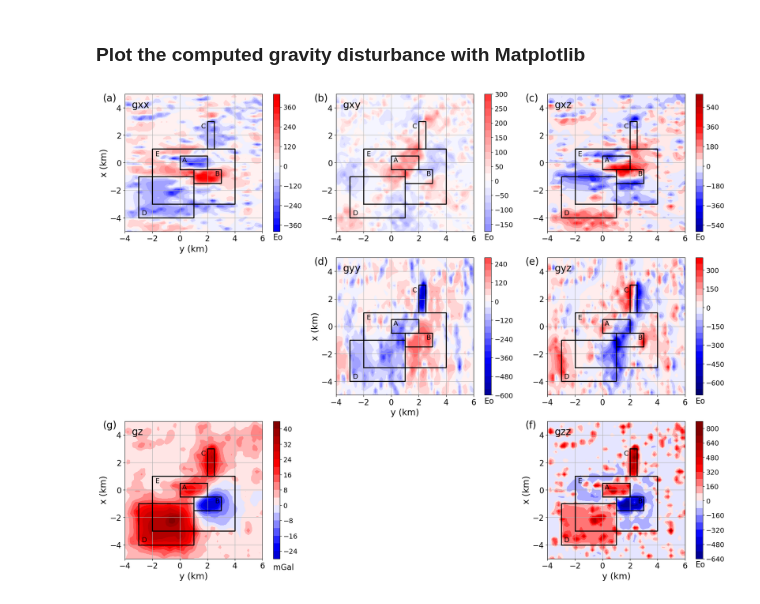
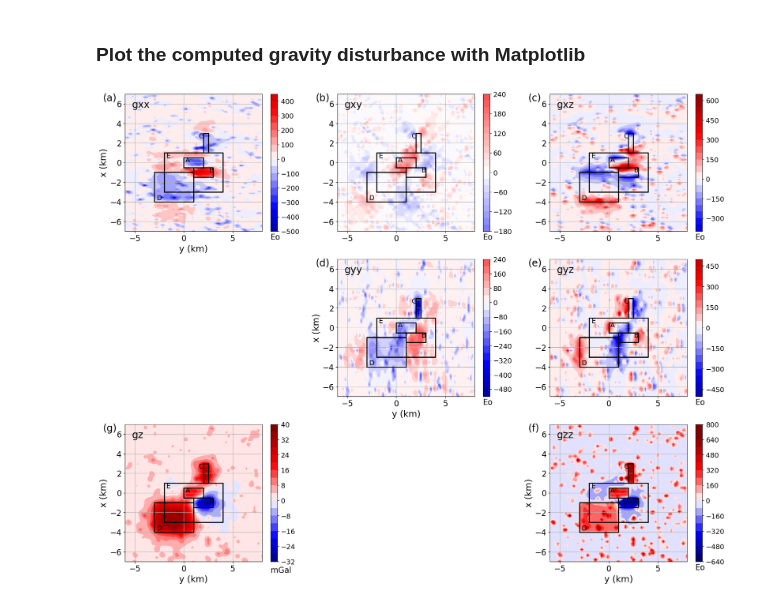
Before and after one commit to birocoles/Intro-grav-mag, a Jupyter notebook: aulas/aula_5d_dados_sinteticos_grav.ipynb, the cells around one changed output. Cells and saved outputs as stored; diff of their text form; code cells hidden in the pictures.

```diff
--- a/aulas/aula_5d_dados_sinteticos_grav.ipynb
+++ b/aulas/aula_5d_dados_sinteticos_grav.ipynb
@@ -63,10 +63,10 @@ number of prisms: 305
 data_points = dict()
 # %%
 # number of points along x and y
-data_points['shape'] = (50, 50)
+data_points['shape'] = (70, 70)
 
 # minimum x, maximum x, minimum y and maximum y
-data_points['area'] = [-5000, 5000, -4000, 6000]
+data_points['area'] = [-7000, 7000, -6000, 8000]
 # %%
 # grid of computation points
 data_points['grid'] = data_structures.grid_xy(
@@ -90,6 +90,8 @@ with open('aula_5d/'+file_name, 'wb') as f:
 ### Synthetic gravity data
 # %%
 gravity_data = dict()
+# %%
+gravity_data['grid_orientation'] = 'xy'
 # %% [markdown]
 #### Noise-free gravity disturbace data  (in mGal)
 # %%
@@ -97,7 +99,7 @@ gravity_data = dict()
 gravity_data['gz'] = rp.grav(
     coordinates=data_structures.grid_xy_to_full_flatten(
         grid=data_points['grid'],
-        grid_orientation='xy'
+        grid_orientation=gravity_data['grid_orientation']
     ),
     prisms=model['prisms'],
     density=model['densities'],
@@ -112,7 +114,7 @@ for component in tensor_components:
     gravity_data[component] = rp.grav(
           coordinates=data_structures.grid_xy_to_full_flatten(
               grid=data_points['grid'],
-              grid_orientation='xy'
+              grid_orientation=gravity_data['grid_orientation']
           ),
           prisms=model['prisms'],
           density=model['densities'],
@@ -163,7 +165,7 @@ for (element, component, title, label) in zip(
     im = ax.contourf(Y*0.001, X*0.001,
                      data_structures.grid_xy_full_flatten_to_matrix(
                          data=gravity_data[component],
-                         grid_orientation='xy',
+                         grid_orientation=gravity_data['grid_orientation'],
                          shape=data_points['shape']
                      ), 20,
                      cmap='seismic', vmin=-ranges_tensor, vmax=ranges_tensor)
@@ -196,37 +198,37 @@ ax.axis('scaled')
 im = ax.contourf(Y*0.001, X*0.001,
                  data_structures.grid_xy_full_flatten_to_matrix(
                      data=gravity_data['gz'],
-                     grid_orientation='xy',
+                     grid_orientation=gravity_data['grid_orientation'],
                      shape=data_points['shape']
                  ), 20,
                  cmap='seismic', vmin=-ranges_gz, vmax=ranges_gz)
 cb = fig.colorbar(im, ax=ax)
 cb.ax.tick_params(labelsize=14)
 cb.ax.set_xlabel('mGal', fontsize=16, loc='left', labelpad=10)
 ax.set_ylim(0.001*data_points['area'][0], 0.001*data_points['area'][1])
 ax.set_xlim(0.001*data_points['area'][2], 0.001*data_points['area'][3])
 ax.tick_params(axis='x', labelsize=16)
 ax.tick_params(axis='y', labelsize=16)
 ax.grid()
 ax.annotate('(g)', xy=(-0.16, 0.95), xycoords='axes fraction', fontsize=20)
 ax.annotate(title_gz, xy=(0.05, 0.90), xycoords='axes fraction', fontsize=20)
 plf.model_boundaries(
     ax,
     model=model_cut(model['prisms'], pmin=0, pmax=4),
     color=color,
     style='-',
     width='2'
 )
 ax.annotate(text='A', xy=(0.15, 0.05), fontsize=14, color=color)
 ax.annotate(text='B', xy=(2.55, -0.95), fontsize=14, color=color)
 ax.annotate(text='C', xy=(1.55, 2.50), fontsize=14, color=color)
 ax.annotate(text='D', xy=(-2.80, -3.80), fontsize=14, color=color)
 ax.annotate(text='E', xy=(-1.80, 0.50), fontsize=14, color=color)
 
 for element in ['a','d','f','g']:
     mosaic[element].set_ylabel('x (km)', fontsize=18)
     mosaic[element].set_xlabel('y (km)', fontsize=18)
 
 plt.show()
 # %% [output]
-[figure, old version]
+[figure, new version]
```
Also changed, not shown: parts of 2 cells of this notebook, 5 other files.
